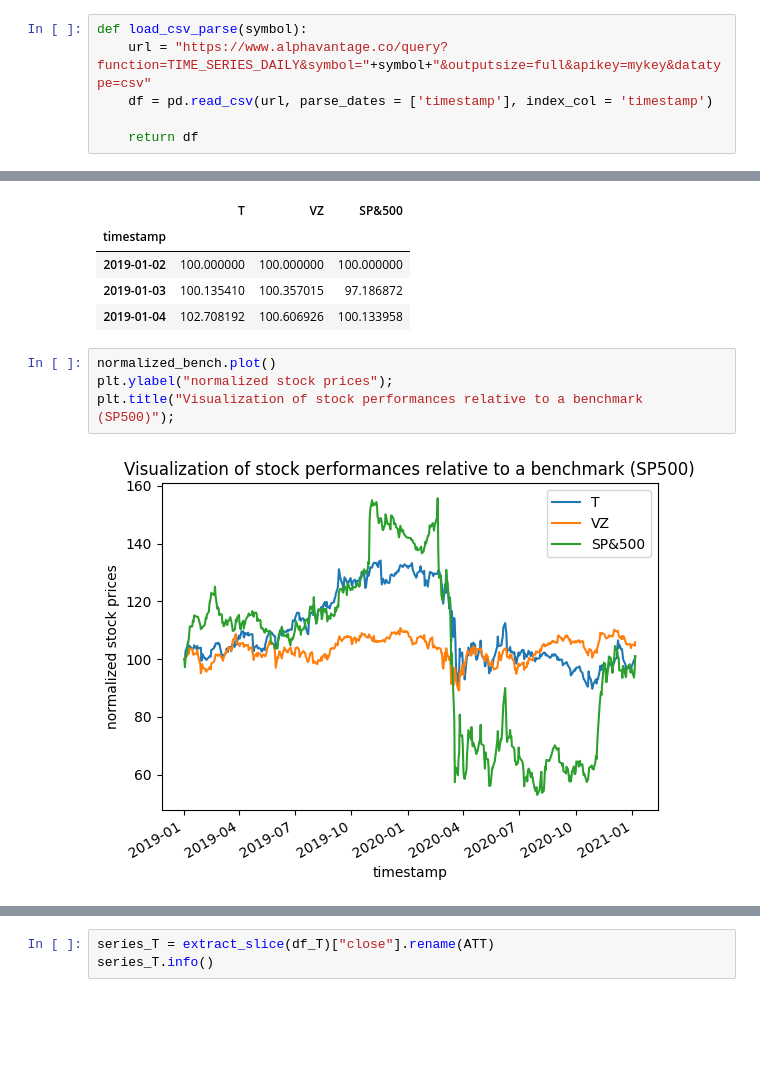
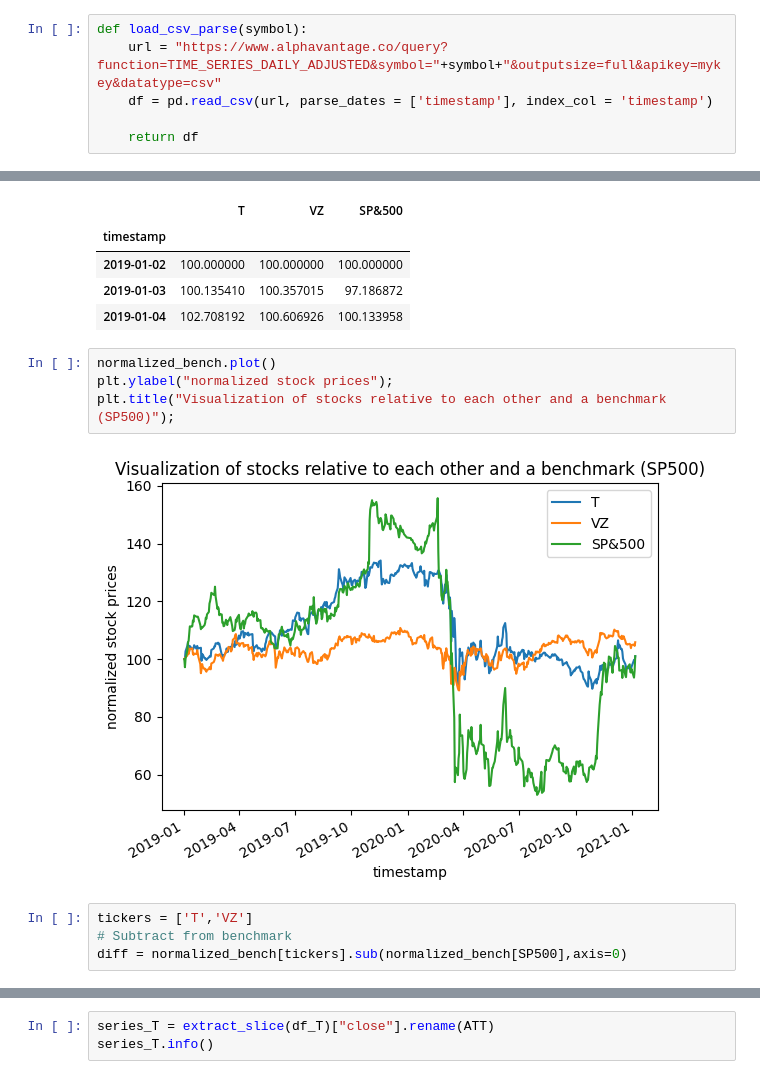
Before and after one commit to pallabee/Time-Series-for-Stock-Price-Prediction, a Jupyter notebook: eda/data_analysis.ipynb, the cells around one changed output, grey strips where cells are left out. Saved outputs shown, nothing was run; the diff lists cells and outputs as text; blank space fills up the shorter version.

Commit message:
added plot

```diff
--- a/eda/data_analysis.ipynb
+++ b/eda/data_analysis.ipynb
@@ -12,7 +12,7 @@ SP500 = 'SP&500'
 Before running this code, 'mykey' in the url need to be replaced with api key. The api key is freely obtainable from https://www.alphavantage.co/ .
 # %%
 def load_csv_parse(symbol):
-    url = "https://www.alphavantage.co/query?function=TIME_SERIES_DAILY&symbol="+symbol+"&outputsize=full&apikey=mykey&datatype=csv"
+    url = "https://www.alphavantage.co/query?function=TIME_SERIES_DAILY_ADJUSTED&symbol="+symbol+"&outputsize=full&apikey=mykey&datatype=csv"
     df = pd.read_csv(url, parse_dates = ['timestamp'], index_col = 'timestamp')
 
     return df
@@ -167,6 +177,10 @@ normalized_bench.head(3)
 # %%
 normalized_bench.plot()
 plt.ylabel("normalized stock prices");
-plt.title("Visualization of stock performances relative to a benchmark (SP500)");
+plt.title("Visualization of stocks relative to each other and a benchmark (SP500)");
 # %% [output]
-[figure, old version]
+[figure, new version]
+# %%
+tickers = ['T','VZ']
+# Subtract from benchmark
+diff = normalized_bench[tickers].sub(normalized_bench[SP500],axis=0)
```
Also changed, not shown: parts of 6 cells of this notebook.
